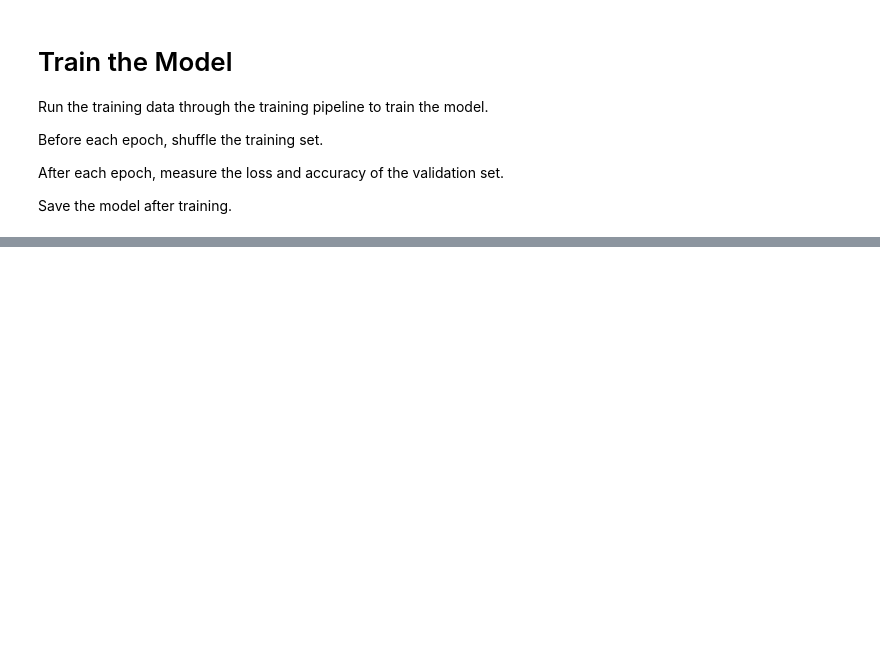
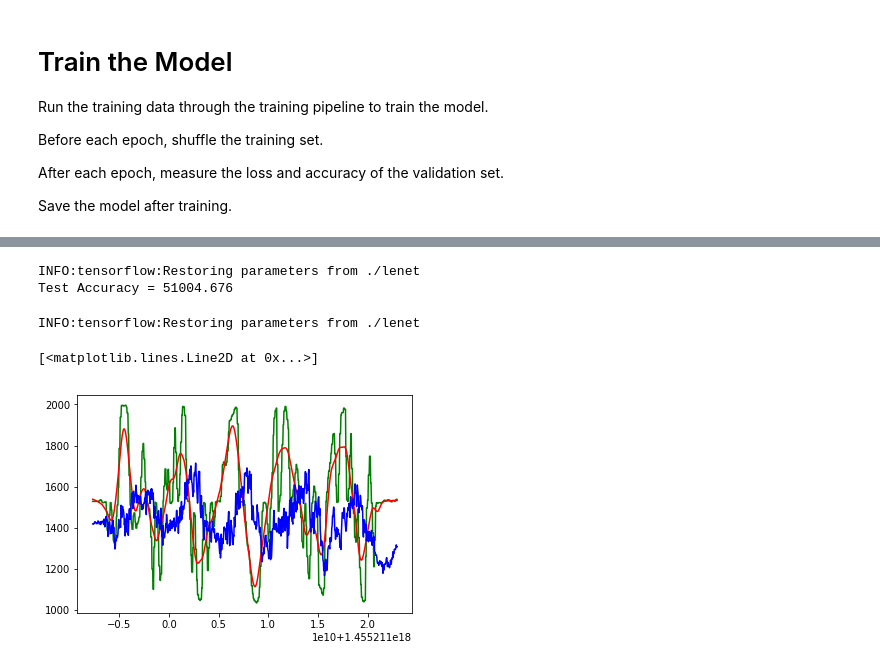
Before and after one commit to SensorsINI/slasher, a Jupyter notebook: model/LeNet.ipynb, the cells around one changed output, grey strips where cells are left out. Drawn from its saved outputs; the diff is of its cells as text; code cells hidden in the pictures; blank space fills up the shorter version.

```diff
--- a/model/LeNet.ipynb
+++ b/model/LeNet.ipynb
@@ -163,7 +184,7 @@ training_operation = optimizer.minimize(cost)
 Evaluate how well the loss and accuracy of the model for a given dataset.
 # %%
 saver = tf.train.Saver()
-
+accuracy_operation = tf.reduce_sum(tf.pow(pred-y, 2))/(2*n_samples)
 def evaluate(X_data, y_data):
     num_examples = len(X_data)
     total_accuracy = 0
@@ -219 +250,27 @@ Epoch: 0003 cost= 24099378.000000000
 KeyboardInterrupt:
+# %%
+with tf.Session() as sess:
+    sess.run(tf.global_variables_initializer())
+    num_examples = len(train_X)
+
+    print("Training...")
+    print()
+    for i in range(EPOCHS):
+        train_X, train_Y = shuffle(train_X, train_smooth_Y)
+        for offset in range(0, num_examples, BATCH_SIZE):
+            end = offset + BATCH_SIZE
+            batch_x, batch_y = train_X[offset:end], train_Y[offset:end]
+            sess.run(training_operation, feed_dict={x: batch_x, y: batch_y})
+
+
+        c = sess.run(cost, feed_dict={x: train_X, y:train_Y})
+        print("Epoch:", '%04d' % (i+1), "cost=", "{:.9f}".format(c))
+
+        #validation_accuracy = evaluate(X_validation, y_validation)
+        #print("EPOCH {} ...".format(i+1))
+        #print("loss {:.3f} ...".format(cost))
+        #print("Validation Accuracy = {:.3f}".format(validation_accuracy))
+        print()
+
+    saver.save(sess, './lenet')
+    print("Model saved")
@@ -219,0 +295,24 @@ KeyboardInterrupt:
+# %%
+with tf.Session() as sess:
+    saver.restore(sess, tf.train.latest_checkpoint('.'))
+
+    test_accuracy = evaluate(test_X, test_Y)
+    print("Test Accuracy = {:.3f}".format(test_accuracy))
+# %% [output]
+INFO:tensorflow:Restoring parameters from ./lenet
+Test Accuracy = 51004.676
+# %%
+with tf.Session() as sess:
+    saver.restore(sess, tf.train.latest_checkpoint('.'))
+    pred_ = sess.run(pred, feed_dict={x: test_X})
+
+f , (ax1) = plt.subplots(1, sharex=True, sharey=True)
+
+ax1.plot(test_stamp,test_steer, color='g')
+ax1.plot(test_stamp,test_smooth_steer,color='r')
+ax1.plot(test_stamp,pred_, color='b')
+#ax2.plot(test_stamp,pred_, color='b')
+# %% [output]
+INFO:tensorflow:Restoring parameters from ./lenet
+[<matplotlib.lines.Line2D at 0x...>]
+[figure, added]
```
Also changed, not shown: parts of 8 cells of this notebook, 1 other file.
